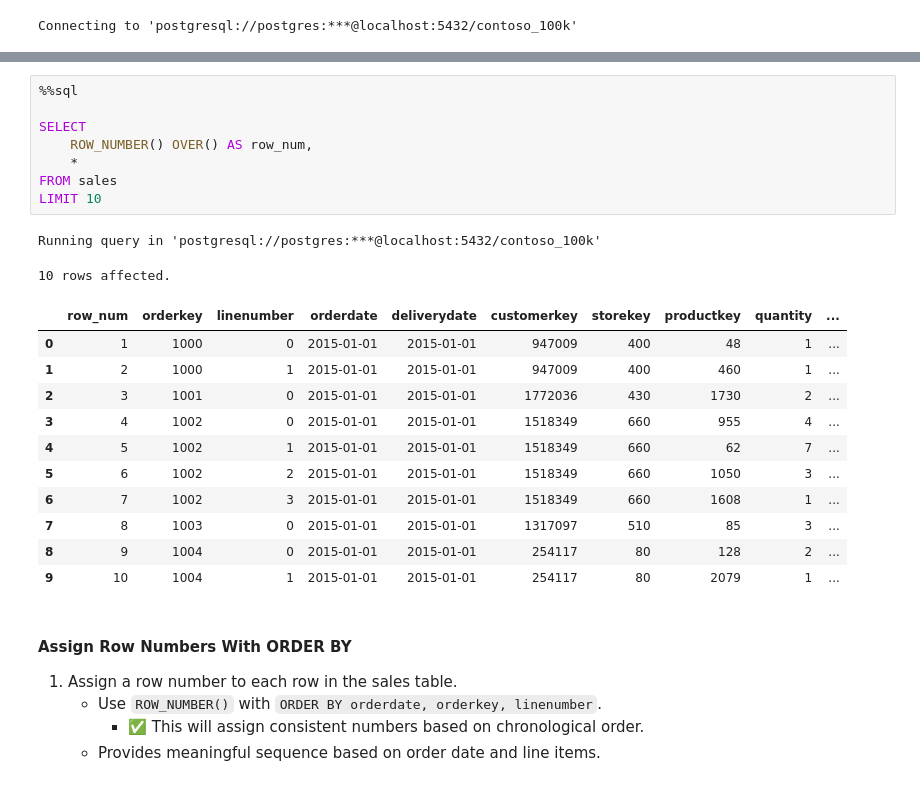
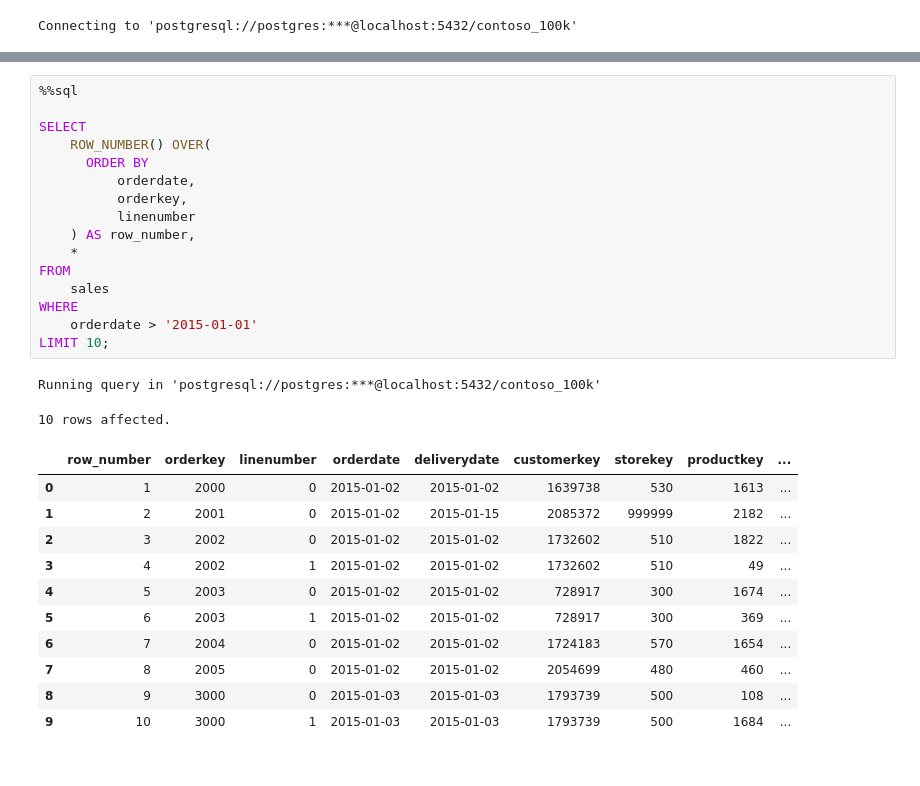
Before and after one commit to anshjw/data-analytics-learning, a Jupyter notebook: Int_SQL/3_Windows_Function/3_Ranking.ipynb, the cells around one changed output, grey strips where cells are left out. Drawn from its saved outputs; the diff is of its cells as text.

```diff
--- a/Int_SQL/3_Windows_Function/3_Ranking.ipynb
+++ b/Int_SQL/3_Windows_Function/3_Ranking.ipynb
@@ -129,29 +205,30 @@ Running query in 'postgresql://postgres:***@localhost:5432/contoso_100k'
 # %%
 %%sql
 
 SELECT
-    ROW_NUMBER() OVER() AS row_num,
+    ROW_NUMBER() OVER(
+      ORDER BY
+          orderdate,
+          orderkey,
+          linenumber
+    ) AS row_number,
     *
-FROM sales
-LIMIT 10
+FROM
+    sales
+WHERE
+    orderdate > '2015-01-01'
+LIMIT 10;
 # %% [output]
 Running query in 'postgresql://postgres:***@localhost:5432/contoso_100k'
 10 rows affected.
-|  | row_num | orderkey | linenumber | orderdate | deliverydate | customerkey | storekey | productkey | quantity | ... |
-| 0 | 1 | 1000 | 0 | 2015-01-01 | 2015-01-01 | 947009 | 400 | 48 | 1 | ... |
-| 1 | 2 | 1000 | 1 | 2015-01-01 | 2015-01-01 | 947009 | 400 | 460 | 1 | ... |
-| 2 | 3 | 1001 | 0 | 2015-01-01 | 2015-01-01 | 1772036 | 430 | 1730 | 2 | ... |
-| 3 | 4 | 1002 | 0 | 2015-01-01 | 2015-01-01 | 1518349 | 660 | 955 | 4 | ... |
-| 4 | 5 | 1002 | 1 | 2015-01-01 | 2015-01-01 | 1518349 | 660 | 62 | 7 | ... |
-| 5 | 6 | 1002 | 2 | 2015-01-01 | 2015-01-01 | 1518349 | 660 | 1050 | 3 | ... |
-| 6 | 7 | 1002 | 3 | 2015-01-01 | 2015-01-01 | 1518349 | 660 | 1608 | 1 | ... |
-| 7 | 8 | 1003 | 0 | 2015-01-01 | 2015-01-01 | 1317097 | 510 | 85 | 3 | ... |
-| 8 | 9 | 1004 | 0 | 2015-01-01 | 2015-01-01 | 254117 | 80 | 128 | 2 | ... |
-| 9 | 10 | 1004 | 1 | 2015-01-01 | 2015-01-01 | 254117 | 80 | 2079 | 1 | ... |
+|  | row_number | orderkey | linenumber | orderdate | deliverydate | customerkey | storekey | productkey | ... |
+| 0 | 1 | 2000 | 0 | 2015-01-02 | 2015-01-02 | 1639738 | 530 | 1613 | ... |
+| 1 | 2 | 2001 | 0 | 2015-01-02 | 2015-01-15 | 2085372 | 999999 | 2182 | ... |
+| 2 | 3 | 2002 | 0 | 2015-01-02 | 2015-01-02 | 1732602 | 510 | 1822 | ... |
+| 3 | 4 | 2002 | 1 | 2015-01-02 | 2015-01-02 | 1732602 | 510 | 49 | ... |
+| 4 | 5 | 2003 | 0 | 2015-01-02 | 2015-01-02 | 728917 | 300 | 1674 | ... |
+| 5 | 6 | 2003 | 1 | 2015-01-02 | 2015-01-02 | 728917 | 300 | 369 | ... |
+| 6 | 7 | 2004 | 0 | 2015-01-02 | 2015-01-02 | 1724183 | 570 | 1654 | ... |
+| 7 | 8 | 2005 | 0 | 2015-01-02 | 2015-01-02 | 2054699 | 480 | 460 | ... |
+| 8 | 9 | 3000 | 0 | 2015-01-03 | 2015-01-03 | 1793739 | 500 | 108 | ... |
+| 9 | 10 | 3000 | 1 | 2015-01-03 | 2015-01-03 | 1793739 | 500 | 1684 | ... |
-# %% [markdown]
-#### Assign Row Numbers With ORDER BY
-
-1. Assign a row number to each row in the sales table.
-   - Use `ROW_NUMBER()` with `ORDER BY orderdate, orderkey, linenumber`.
-      - ✅ This will assign consistent numbers based on chronological order.
-   - Provides meaningful sequence based on order date and line items.
```
Also changed, not shown: parts of 27 cells of this notebook.
